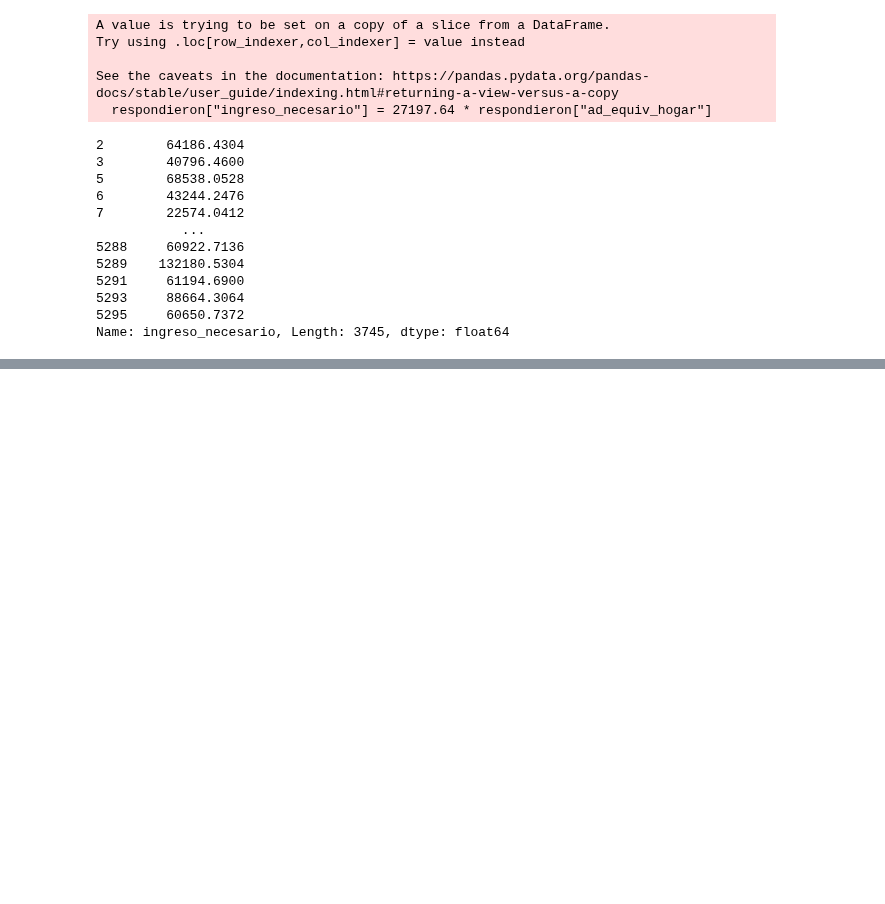
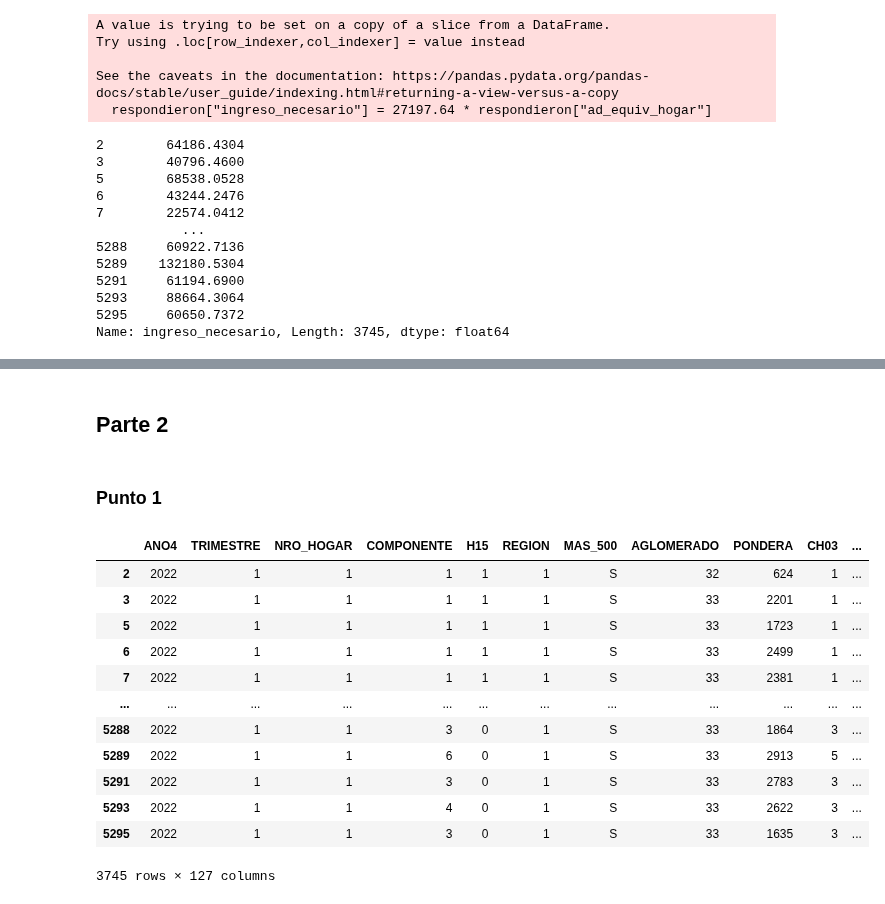
Before and after one commit to hpilar/TrabajosPracticos-Grupo4, a Jupyter notebook: TP2/TP2.ipynb, the cells around one changed output, grey strips where cells are left out. Cells and saved outputs as stored; diff of their text form; code cells hidden in the pictures; blank space fills up the shorter version.

```diff
--- a/TP2/TP2.ipynb
+++ b/TP2/TP2.ipynb
@@ -726,0 +764,22 @@ ValueError: The truth value of a Series is ambiguous. Use a.empty, a.bool(), a.i
+# %% [markdown]
+## Parte 2
+# %% [markdown]
+### Punto 1
+# %%
+# Eliminamos las variables respecto del ingreso y las indicadas en la consigna en ambas bases
+respondieron_nueva = respondieron.drop(["DECIFR", "IDECIFR", "RDECIFR", "GDECIFR", "PDECIFR", "ADECIFR", "IPCF", "DECCFR", "IDECCFR", "RDECCFR", "GDECCFR", "PDECCFR", "ADECCFR", "PONDIH", "PP06C", "PP06D", "PP08D1", "PP08D4", "PP08F1", "PP08F2", "PP08J1", "PP08J2", "PP08J3", "P21", "DECOCUR", "IDECOCUR", "RDECOCUR", "GDECOCUR", "PDECOCUR", "ADECOCUR", "PONDIIO", "TOT_P12", "P47T", "DECINDR", "IDECINDR", "RDECINDR", "GDECINDR", "PDECINDR", "PONDII", "V2_M", "V3_M", "V4_M", "V5_M", "V8_M", "V9_M", "V10_M", "V11_M", "V12_M", "V18_M", "V19_AM", "V21_M", "T_VI", "ITF", "DECIFR", "IDECIFR", "RDECIFR", "GDECIFR", "PDECIFR", "ADECIFR", "IPCF", "DECCFR", "IDECCFR", "RDECCFR", "GDECCFR", "PDECCFR", "ADECCFR", "PONDIH", "adulto_equiv", "CODUSU", "ad_equiv_hogar", "ingreso_necesario"], axis=1)
+respondieron_nueva
+# %% [output]
+|  | ANO4 | TRIMESTRE | NRO_HOGAR | COMPONENTE | H15 | REGION | MAS_500 | AGLOMERADO | PONDERA | CH03 | ... |
+| 2 | 2022 | 1 | 1 | 1 | 1 | 1 | S | 32 | 624 | 1 | ... |
+| 3 | 2022 | 1 | 1 | 1 | 1 | 1 | S | 33 | 2201 | 1 | ... |
+| 5 | 2022 | 1 | 1 | 1 | 1 | 1 | S | 33 | 1723 | 1 | ... |
+| 6 | 2022 | 1 | 1 | 1 | 1 | 1 | S | 33 | 2499 | 1 | ... |
+| 7 | 2022 | 1 | 1 | 1 | 1 | 1 | S | 33 | 2381 | 1 | ... |
+| ... | ... | ... | ... | ... | ... | ... | ... | ... | ... | ... | ... |
+| 5288 | 2022 | 1 | 1 | 3 | 0 | 1 | S | 33 | 1864 | 3 | ... |
+| 5289 | 2022 | 1 | 1 | 6 | 0 | 1 | S | 33 | 2913 | 5 | ... |
+| 5291 | 2022 | 1 | 1 | 3 | 0 | 1 | S | 33 | 2783 | 3 | ... |
+| 5293 | 2022 | 1 | 1 | 4 | 0 | 1 | S | 33 | 2622 | 3 | ... |
+| 5295 | 2022 | 1 | 1 | 3 | 0 | 1 | S | 33 | 1635 | 3 | ... |
+3745 rows × 127 columns
```
Also changed, not shown: parts of 9 cells of this notebook.
